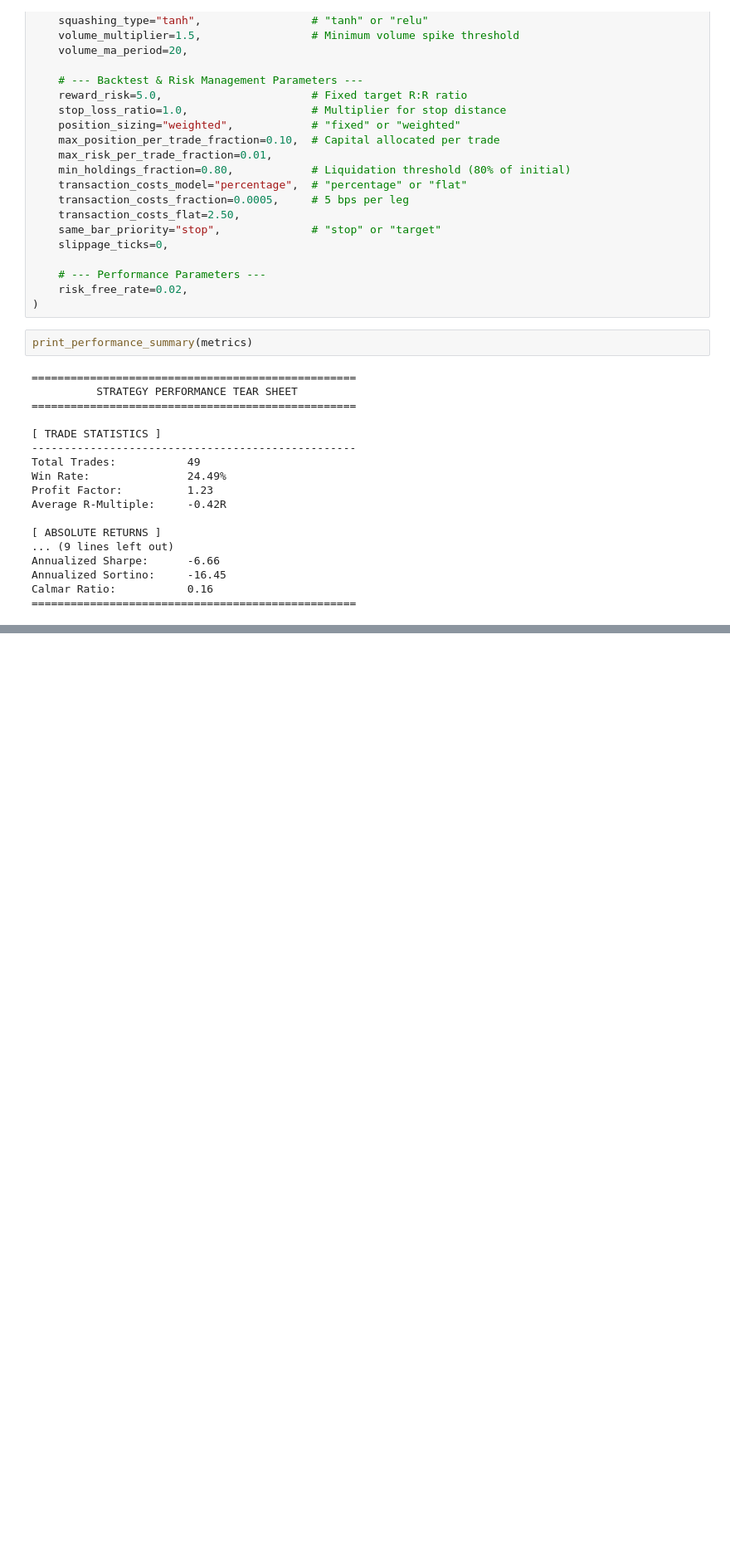
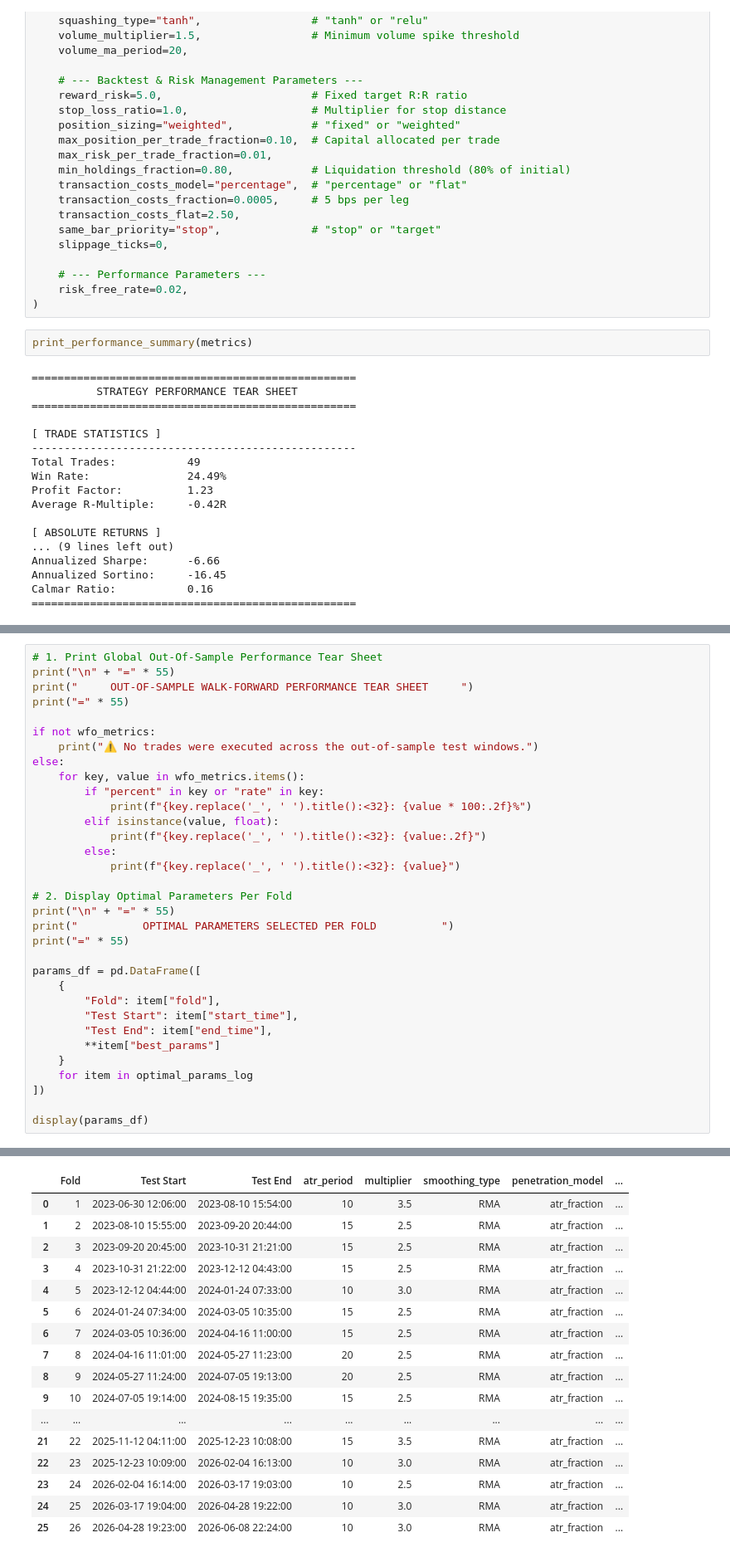
Before and after one commit to saurabh-gupta97/supertrend-failed-breakout-strategy, a Jupyter notebook: notebooks/02_strategy_execution.ipynb, the cells around one changed output, grey strips where cells are left out. Shown at 83% size. Saved outputs shown, nothing was run; the diff lists cells and outputs as text; blank space fills up the shorter version.

Commit message:
FEATURES: walk-forward validation

```diff
--- a/notebooks/02_strategy_execution.ipynb
+++ b/notebooks/02_strategy_execution.ipynb
@@ -147,0 +220,34 @@ Calmar Ratio:           0.16
+# %%
+# 1. Print Global Out-Of-Sample Performance Tear Sheet
+print("\n" + "=" * 55)
+print("     OUT-OF-SAMPLE WALK-FORWARD PERFORMANCE TEAR SHEET     ")
+print("=" * 55)
+
+if not wfo_metrics:
+    print("⚠️ No trades were executed across the out-of-sample test windows.")
+else:
+    for key, value in wfo_metrics.items():
+        if "percent" in key or "rate" in key:
+            print(f"{key.replace('_', ' ').title():<32}: {value * 100:.2f}%")
+        elif isinstance(value, float):
+            print(f"{key.replace('_', ' ').title():<32}: {value:.2f}")
+        else:
+            print(f"{key.replace('_', ' ').title():<32}: {value}")
+
+# 2. Display Optimal Parameters Per Fold
+print("\n" + "=" * 55)
+print("          OPTIMAL PARAMETERS SELECTED PER FOLD          ")
+print("=" * 55)
+
+params_df = pd.DataFrame([
+    {
+        "Fold": item["fold"],
+        "Test Start": item["start_time"],
+        "Test End": item["end_time"],
+        **item["best_params"]
+    }
+    for item in optimal_params_log
+])
+
+display(params_df)
+# %% [output]
@@ -147,0 +273,17 @@ Calmar Ratio:           0.16
+|  | Fold | Test Start | Test End | atr_period | multiplier | smoothing_type | penetration_model | ... |
+| 0 | 1 | 2023-06-30 12:06:00 | 2023-08-10 15:54:00 | 10 | 3.5 | RMA | atr_fraction | ... |
+| 1 | 2 | 2023-08-10 15:55:00 | 2023-09-20 20:44:00 | 15 | 2.5 | RMA | atr_fraction | ... |
+| 2 | 3 | 2023-09-20 20:45:00 | 2023-10-31 21:21:00 | 15 | 2.5 | RMA | atr_fraction | ... |
+| 3 | 4 | 2023-10-31 21:22:00 | 2023-12-12 04:43:00 | 15 | 2.5 | RMA | atr_fraction | ... |
+| 4 | 5 | 2023-12-12 04:44:00 | 2024-01-24 07:33:00 | 10 | 3.0 | RMA | atr_fraction | ... |
+| 5 | 6 | 2024-01-24 07:34:00 | 2024-03-05 10:35:00 | 15 | 2.5 | RMA | atr_fraction | ... |
+| 6 | 7 | 2024-03-05 10:36:00 | 2024-04-16 11:00:00 | 15 | 2.5 | RMA | atr_fraction | ... |
+| 7 | 8 | 2024-04-16 11:01:00 | 2024-05-27 11:23:00 | 20 | 2.5 | RMA | atr_fraction | ... |
+| 8 | 9 | 2024-05-27 11:24:00 | 2024-07-05 19:13:00 | 20 | 2.5 | RMA | atr_fraction | ... |
+| 9 | 10 | 2024-07-05 19:14:00 | 2024-08-15 19:35:00 | 15 | 2.5 | RMA | atr_fraction | ... |
+| ... | ... | ... | ... | ... | ... | ... | ... | ... |
+| 21 | 22 | 2025-11-12 04:11:00 | 2025-12-23 10:08:00 | 15 | 3.5 | RMA | atr_fraction | ... |
+| 22 | 23 | 2025-12-23 10:09:00 | 2026-02-04 16:13:00 | 10 | 3.0 | RMA | atr_fraction | ... |
+| 23 | 24 | 2026-02-04 16:14:00 | 2026-03-17 19:03:00 | 10 | 2.5 | RMA | atr_fraction | ... |
+| 24 | 25 | 2026-03-17 19:04:00 | 2026-04-28 19:22:00 | 10 | 3.0 | RMA | atr_fraction | ... |
+| 25 | 26 | 2026-04-28 19:23:00 | 2026-06-08 22:24:00 | 10 | 3.0 | RMA | atr_fraction | ... |
```
Also changed, not shown: parts of 4 cells of this notebook, 3 other files.
